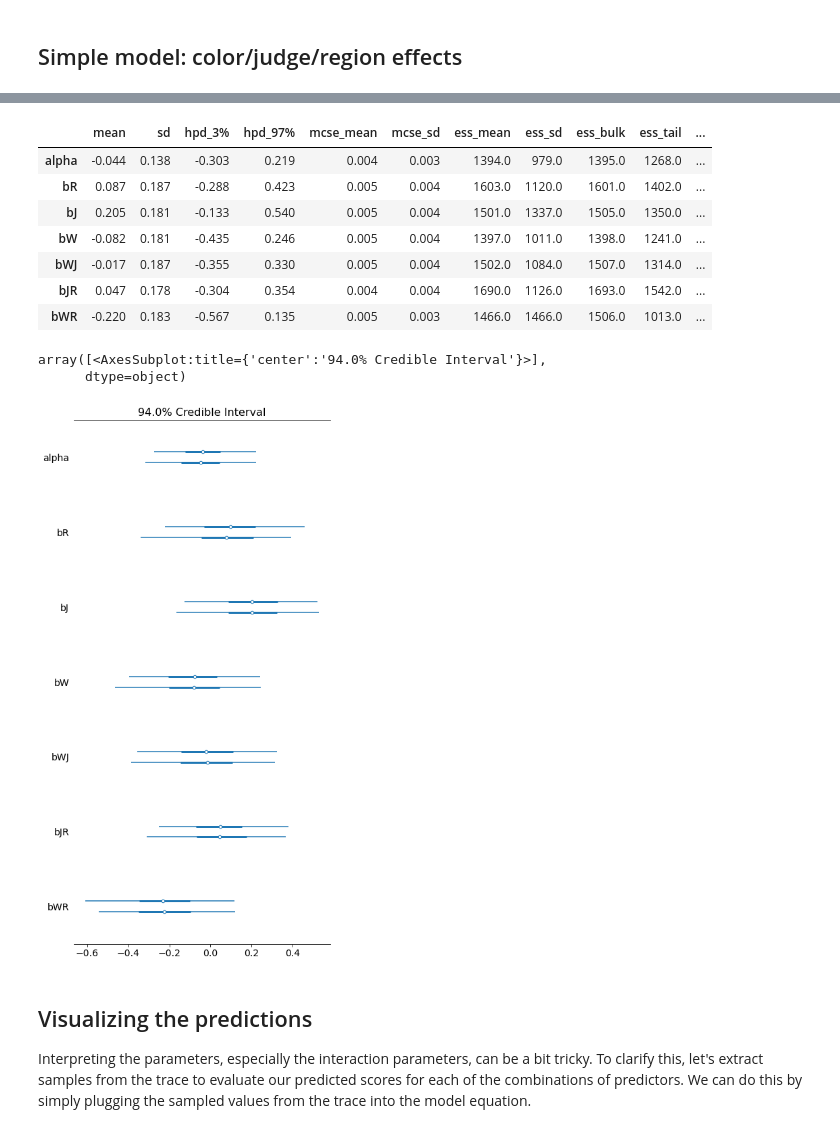
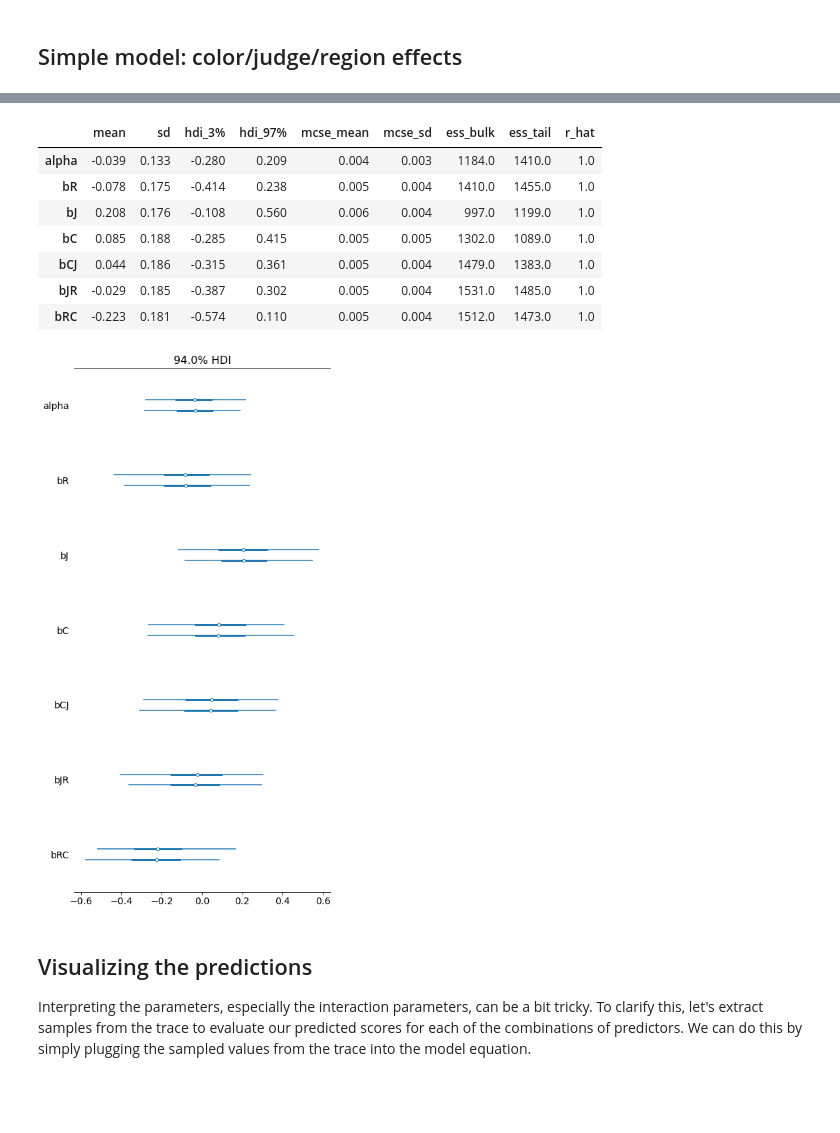
Before and after one commit to mpdylan/INFO510-public, a Jupyter notebook: notebooks/linear_models/wines.ipynb, the cells around one changed output, grey strips where cells are left out. Cells and saved outputs as stored; diff of their text form; code cells hidden in the pictures; blank space fills up the shorter version.

```diff
--- a/notebooks/linear_models/wines.ipynb
+++ b/notebooks/linear_models/wines.ipynb
@@ -73,7 +73,7 @@ with pm.Model() as wj_model:
 
     # Sampling
     wj_trace = pm.sample(2000, target_accept = 0.95)
-    wj_sumtab = pm.summary(wj_trace)
+    wj_sumtab = az.summary(wj_trace)
 # %% [output]
 Auto-assigning NUTS sampler...
 Initializing NUTS using jitter+adapt_diag...
@@ -123,19 +110,19 @@ with pm.Model() as indicator_model:
     # Priors
     bR = pm.Normal('bR', 0, 0.5)
     bJ = pm.Normal('bJ', 0, 0.5)
-    bW = pm.Normal('bW', 0, 0.5)
+    bC = pm.Normal('bC', 0, 0.5)
     sigma = pm.Exponential('sigma', 1)
     alpha = pm.Normal('alpha', 0, 0.2)
 
     # Model equation
-    mu = alpha + bR * wines['flight'] + bJ * wines['judge.amer'] + bW * wines['wine.amer']
+    mu = alpha + bC * wines['flight'] + bJ * wines['judge.amer'] + bR * wines['wine.amer']
 
     # Observation model
     score = pm.Normal('score', mu=mu, sigma=sigma, observed=wines['score'])
 
     # Sampling
     indicator_trace = pm.sample(1000, target_accept = 0.9)
-    indicator_sumtab = pm.summary(indicator_trace)
+    indicator_sumtab = az.summary(indicator_trace)
 # %% [output]
 Auto-assigning NUTS sampler...
 Initializing NUTS using jitter+adapt_diag...
@@ -144,19 +132,0 @@ NUTS: [alpha, sigma, bW, bJ, bR]
-# %%
-# Index variable version
-with pm.Model() as index_model:
-    # Priors
-    bR = pm.Normal('bR', 0, 0.5, shape = 2)
-    bJ = pm.Normal('bJ', 0, 0.5, shape = 2)
-    bW = pm.Normal('bW', 0, 0.5, shape = 2)
-    sigma = pm.Exponential('sigma', 1)
-    alpha = pm.Normal('alpha', 0, 1)
-
-    # Model equation
-    mu = alpha + bR[wines['flight'].values] + bJ[wines['judge.amer'].values] + bW[wines['wine.amer'].values]
-
-    # Observation model
-    score = pm.Normal('score', mu=mu, sigma=sigma, observed=wines['score'])
-
-    # Sampling
-    index_trace = pm.sample(1000, target_accept = 0.9)
-    index_sumtab = pm.summary(index_trace)
@@ -195,24 +151,25 @@ with pm.Model() as interaction:
     # Priors
     bR = pm.Normal('bR', 0, 0.5)
     bJ = pm.Normal('bJ', 0, 0.5)
-    bW = pm.Normal('bW', 0, 0.5)
-    bWJ = pm.Normal('bWJ', 0, 0.25)
+    bC = pm.Normal('bC', 0, 0.5)
+    # Tighter regularization on interaction effects
+    bCJ = pm.Normal('bCJ', 0, 0.25)
     bJR = pm.Normal('bJR', 0, 0.25)
-    bWR = pm.Normal('bWR', 0, 0.25)
+    bRC = pm.Normal('bRC', 0, 0.25)
     sigma = pm.Exponential('sigma', 1)
     alpha = pm.Normal('alpha', 0, 0.2)
 
     # Model equation
-    mu = alpha + bR * wines['flight'] + bJ * wines['judge.amer'] + bW * wines['wine.amer'] + \
-        bWJ * wines['judge.amer'] * wines['wine.amer'] + bJR * wines['judge.amer'] * wines['flight'] + \
-        bWR * wines['flight'] * wines['wine.amer']
+    mu = alpha + bC * wines['flight'] + bJ * wines['judge.amer'] + bR * wines['wine.amer'] + \
+        bJR * wines['judge.amer'] * wines['wine.amer'] + bCJ * wines['judge.amer'] * wines['flight'] + \
+        bRC * wines['flight'] * wines['wine.amer']
 
     # Observation model
     score = pm.Normal('score', mu=mu, sigma=sigma, observed=wines['score'])
 
     # Sampling
     int_trace = pm.sample(1000, target_accept = 0.9)
-    int_sumtab = pm.summary(int_trace, var_names = ['alpha', 'bR', 'bJ', 'bW', 'bWJ', 'bJR', 'bWR'])
+    int_sumtab = az.summary(int_trace, var_names = ['alpha', 'bR', 'bJ', 'bC', 'bCJ', 'bJR', 'bRC'])
 # %% [output]
 Auto-assigning NUTS sampler...
 Initializing NUTS using jitter+adapt_diag...
@@ -221,20 +180,19 @@ NUTS: [alpha, sigma, bWR, bJR, bWJ, bW, bJ, bR]
 # %%
 int_sumtab
 # %% [output]
-|  | mean | sd | hpd_3% | hpd_97% | mcse_mean | mcse_sd | ess_mean | ess_sd | ess_bulk | ess_tail | ... |
-| alpha | -0.044 | 0.138 | -0.303 | 0.219 | 0.004 | 0.003 | 1394.0 | 979.0 | 1395.0 | 1268.0 | ... |
-| bR | 0.087 | 0.187 | -0.288 | 0.423 | 0.005 | 0.004 | 1603.0 | 1120.0 | 1601.0 | 1402.0 | ... |
-| bJ | 0.205 | 0.181 | -0.133 | 0.540 | 0.005 | 0.004 | 1501.0 | 1337.0 | 1505.0 | 1350.0 | ... |
-| bW | -0.082 | 0.181 | -0.435 | 0.246 | 0.005 | 0.004 | 1397.0 | 1011.0 | 1398.0 | 1241.0 | ... |
-| bWJ | -0.017 | 0.187 | -0.355 | 0.330 | 0.005 | 0.004 | 1502.0 | 1084.0 | 1507.0 | 1314.0 | ... |
-| bJR | 0.047 | 0.178 | -0.304 | 0.354 | 0.004 | 0.004 | 1690.0 | 1126.0 | 1693.0 | 1542.0 | ... |
-| bWR | -0.220 | 0.183 | -0.567 | 0.135 | 0.005 | 0.003 | 1466.0 | 1466.0 | 1506.0 | 1013.0 | ... |
+|  | mean | sd | hdi_3% | hdi_97% | mcse_mean | mcse_sd | ess_bulk | ess_tail | r_hat |
+| alpha | -0.039 | 0.133 | -0.280 | 0.209 | 0.004 | 0.003 | 1184.0 | 1410.0 | 1.0 |
+| bR | -0.078 | 0.175 | -0.414 | 0.238 | 0.005 | 0.004 | 1410.0 | 1455.0 | 1.0 |
+| bJ | 0.208 | 0.176 | -0.108 | 0.560 | 0.006 | 0.004 | 997.0 | 1199.0 | 1.0 |
+| bC | 0.085 | 0.188 | -0.285 | 0.415 | 0.005 | 0.005 | 1302.0 | 1089.0 | 1.0 |
+| bCJ | 0.044 | 0.186 | -0.315 | 0.361 | 0.005 | 0.004 | 1479.0 | 1383.0 | 1.0 |
+| bJR | -0.029 | 0.185 | -0.387 | 0.302 | 0.005 | 0.004 | 1531.0 | 1485.0 | 1.0 |
+| bRC | -0.223 | 0.181 | -0.574 | 0.110 | 0.005 | 0.004 | 1512.0 | 1473.0 | 1.0 |
 # %%
-pm.forestplot(int_trace, var_names = ['alpha', 'bR', 'bJ', 'bW', 'bWJ', 'bJR', 'bWR'])
+with interaction:
+    az.plot_forest(int_trace, var_names = ['alpha', 'bR', 'bJ', 'bC', 'bCJ', 'bJR', 'bRC'])
 # %% [output]
-array([<AxesSubplot:title={'center':'94.0% Credible Interval'}>],
-      dtype=object)
-[figure, old version]
+[figure, new version]
 # %% [markdown]
 ## Visualizing the predictions
 
```
Also changed, not shown: parts of 22 cells of this notebook, 14 other files.
